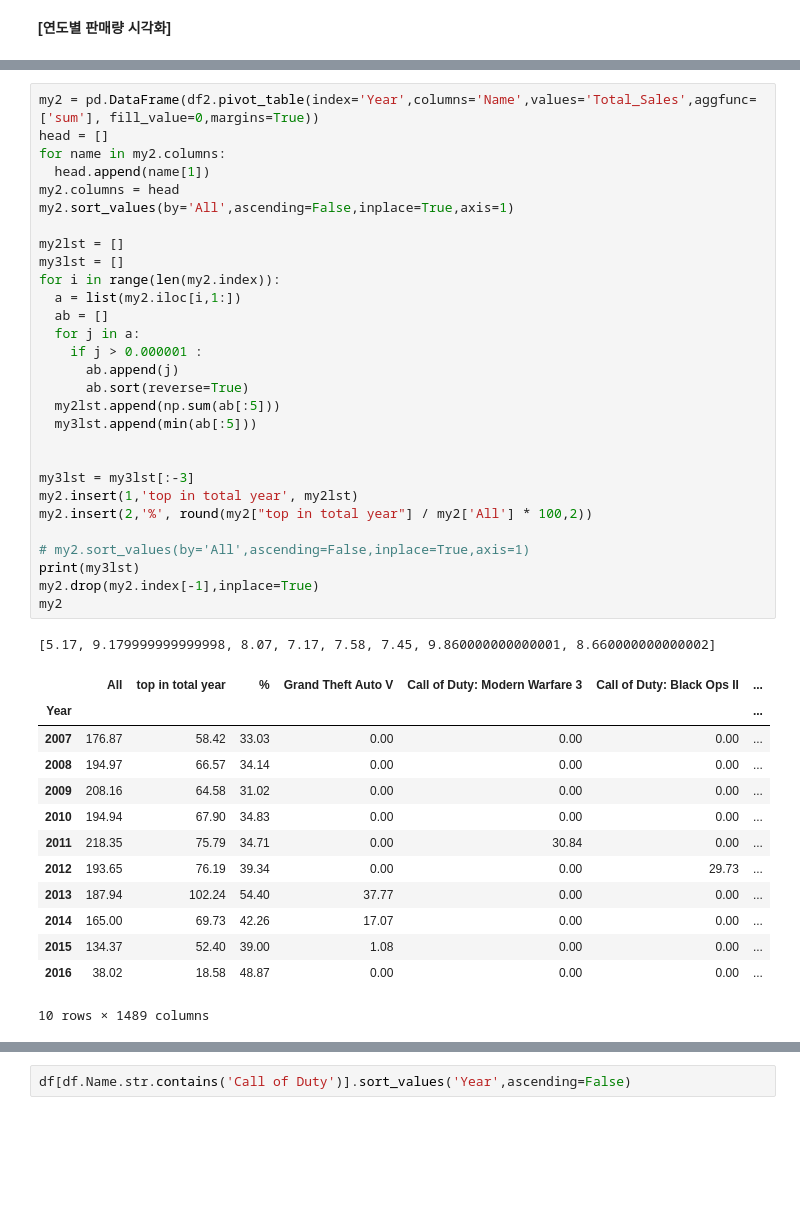
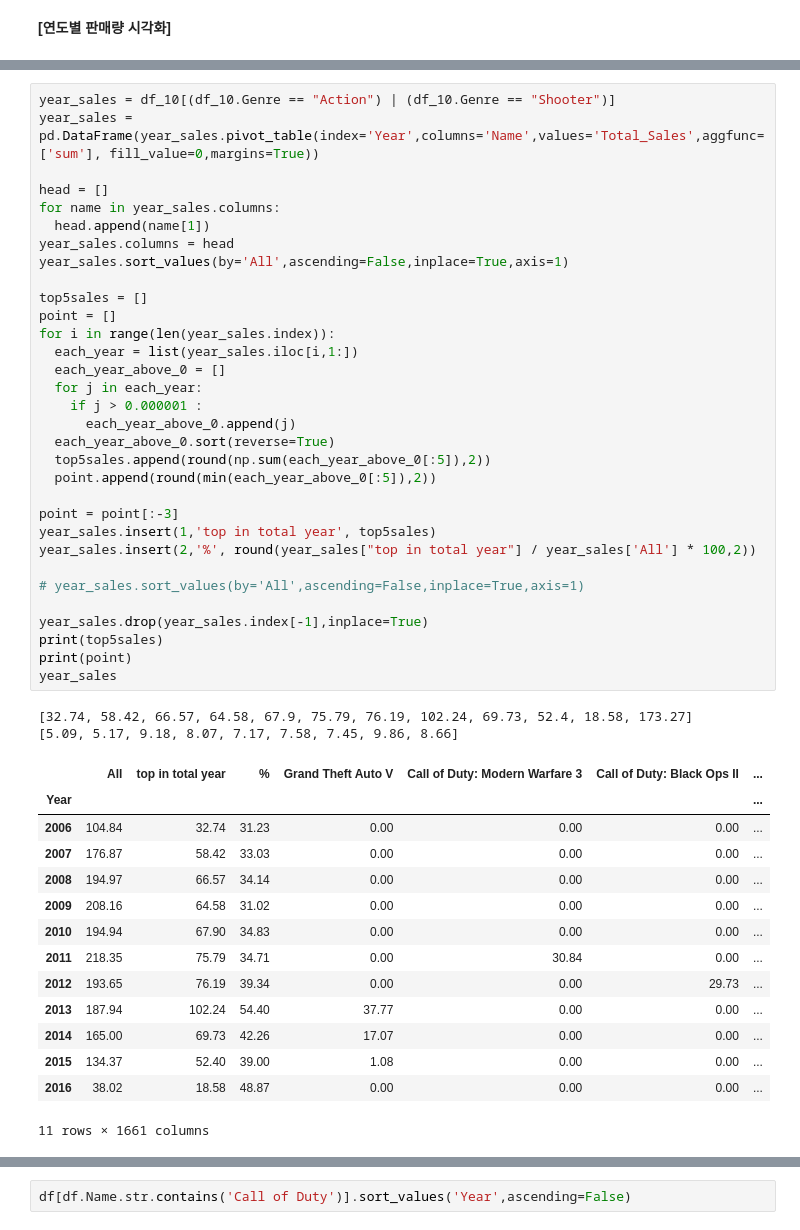
Before and after one commit to jiho-kang/Data_Analysis_Project, a Jupyter notebook: Video Game Sales/data_analysis_for_new_game_launching.ipynb, the cells around one changed output, grey strips where cells are left out. Drawn from its saved outputs; the diff is of its cells as text; blank space fills up the shorter version.

```diff
--- a/Video Game Sales/data_analysis_for_new_game_launching.ipynb
+++ b/Video Game Sales/data_analysis_for_new_game_launching.ipynb
@@ -761,36 +758,41 @@ my
 # %%
-my2 = pd.DataFrame(df2.pivot_table(index='Year',columns='Name',values='Total_Sales',aggfunc=['sum'], fill_value=0,margins=True))
+year_sales = df_10[(df_10.Genre == "Action") | (df_10.Genre == "Shooter")]
+year_sales = pd.DataFrame(year_sales.pivot_table(index='Year',columns='Name',values='Total_Sales',aggfunc=['sum'], fill_value=0,margins=True))
+
 head = []
-for name in my2.columns:
+for name in year_sales.columns:
   head.append(name[1])
-my2.columns = head
-my2.sort_values(by='All',ascending=False,inplace=True,axis=1)
+year_sales.columns = head
+year_sales.sort_values(by='All',ascending=False,inplace=True,axis=1)
 
-my2lst = []
-my3lst = []
-for i in range(len(my2.index)):
-  a = list(my2.iloc[i,1:])
-  ab = []
-  for j in a:
+top5sales = []
+point = []
+for i in range(len(year_sales.index)):
+  each_year = list(year_sales.iloc[i,1:])
+  each_year_above_0 = []
+  for j in each_year:
     if j > 0.000001 :
-      ab.append(j)
-      ab.sort(reverse=True)
-  my2lst.append(np.sum(ab[:5]))
-  my3lst.append(min(ab[:5]))
+      each_year_above_0.append(j)
+  each_year_above_0.sort(reverse=True)
+  top5sales.append(round(np.sum(each_year_above_0[:5]),2))
+  point.append(round(min(each_year_above_0[:5]),2))
 
+point = point[:-3]
+year_sales.insert(1,'top in total year', top5sales)
+year_sales.insert(2,'%', round(year_sales["top in total year"] / year_sales['All'] * 100,2))
 
-my3lst = my3lst[:-3]
-my2.insert(1,'top in total year', my2lst)
-my2.insert(2,'%', round(my2["top in total year"] / my2['All'] * 100,2))
+# year_sales.sort_values(by='All',ascending=False,inplace=True,axis=1)
 
-# my2.sort_values(by='All',ascending=False,inplace=True,axis=1)
-print(my3lst)
-my2.drop(my2.index[-1],inplace=True)
-my2
+year_sales.drop(year_sales.index[-1],inplace=True)
+print(top5sales)
+print(point)
+year_sales
 # %% [output]
-[5.17, 9.179999999999998, 8.07, 7.17, 7.58, 7.45, 9.860000000000001, 8.660000000000002]
+[32.74, 58.42, 66.57, 64.58, 67.9, 75.79, 76.19, 102.24, 69.73, 52.4, 18.58, 173.27]
+[5.09, 5.17, 9.18, 8.07, 7.17, 7.58, 7.45, 9.86, 8.66]
 |  | All | top in total year | % | Grand Theft Auto V | Call of Duty: Modern Warfare 3 | Call of Duty: Black Ops II | ... |
 | Year |  |  |  |  |  |  | ... |
+| 2006 | 104.84 | 32.74 | 31.23 | 0.00 | 0.00 | 0.00 | ... |
 | 2007 | 176.87 | 58.42 | 33.03 | 0.00 | 0.00 | 0.00 | ... |
 | 2008 | 194.97 | 66.57 | 34.14 | 0.00 | 0.00 | 0.00 | ... |
 | 2009 | 208.16 | 64.58 | 31.02 | 0.00 | 0.00 | 0.00 | ... |
@@ -801,5 +803,5 @@ my2
 | 2014 | 165.00 | 69.73 | 42.26 | 17.07 | 0.00 | 0.00 | ... |
 | 2015 | 134.37 | 52.40 | 39.00 | 1.08 | 0.00 | 0.00 | ... |
 | 2016 | 38.02 | 18.58 | 48.87 | 0.00 | 0.00 | 0.00 | ... |
-10 rows × 1489 columns
+11 rows × 1661 columns
 # %%
```
Also changed, not shown: parts of 4 cells of this notebook.
